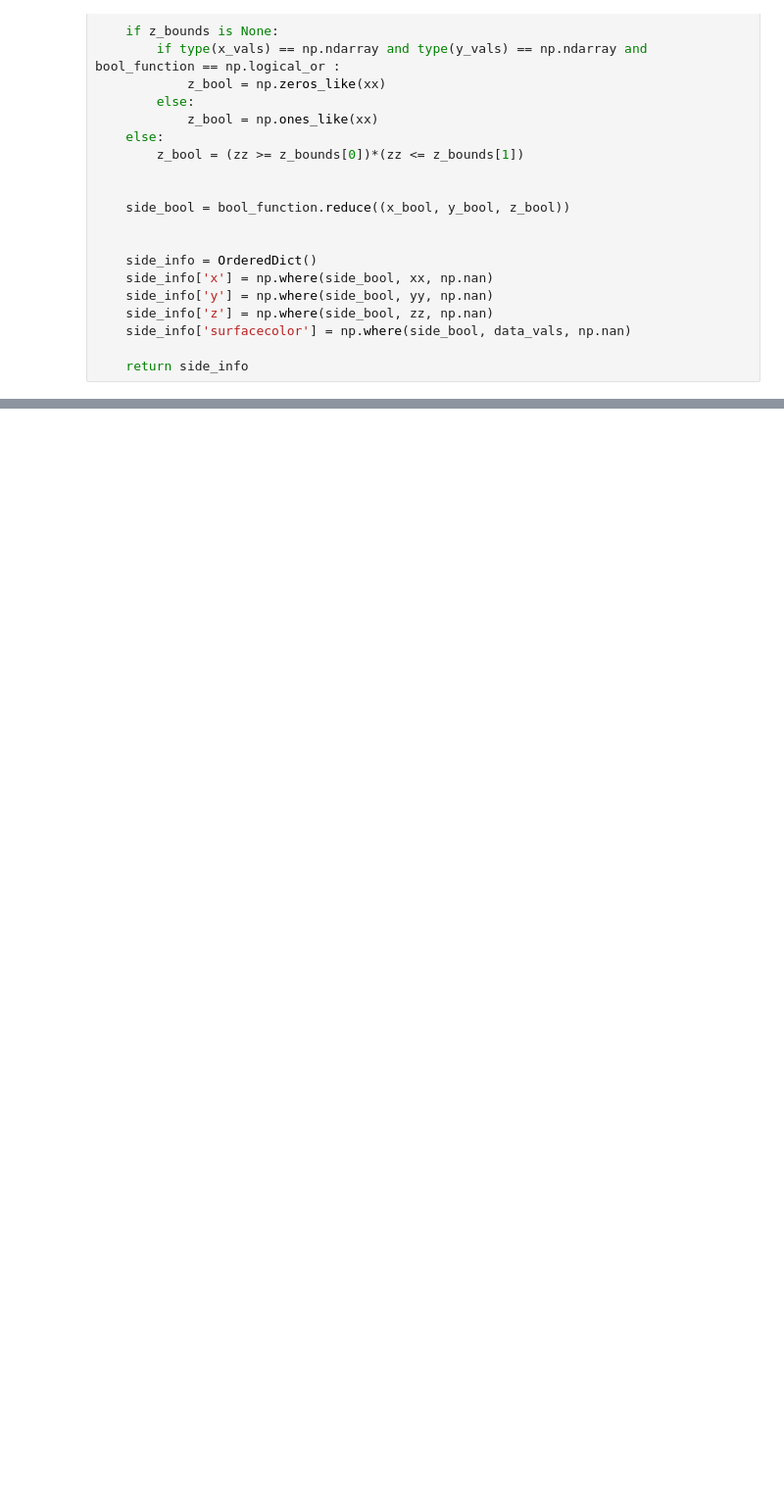
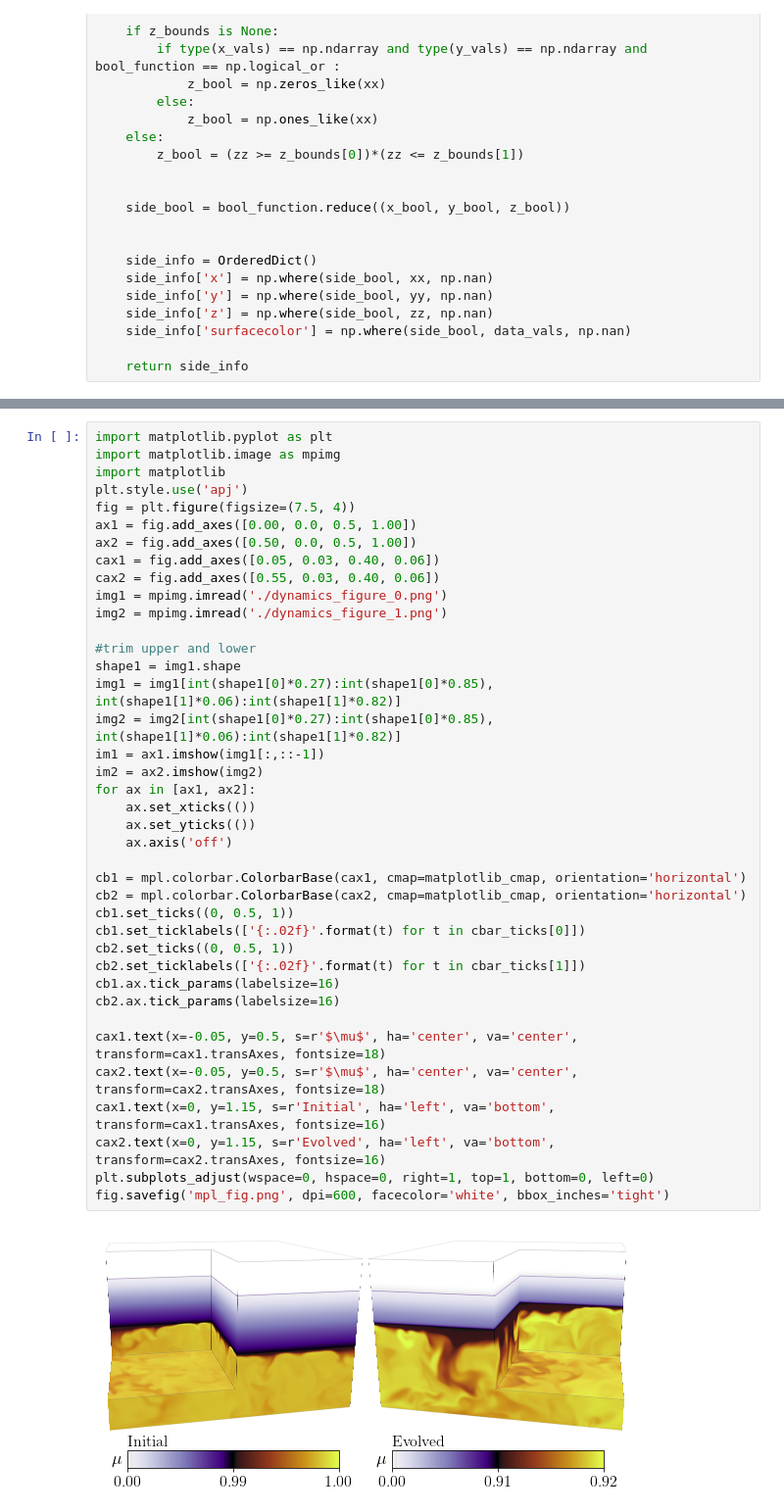
Before and after one commit to evanhanders/schwarzschild_or_ledoux, a Jupyter notebook: plotting/publication_dynamics.ipynb, the cells around one changed output, grey strips where cells are left out. Shown at 98% size. Saved outputs shown, nothing was run; the diff lists cells and outputs as text; blank space fills up the shorter version.

Commit message:
pretty mpl-involved dynamics figure

```diff
--- a/plotting/publication_dynamics.ipynb
+++ b/plotting/publication_dynamics.ipynb
@@ -371,0 +372,41 @@ pio.write_image(fig, 'plotly_test.png', width=x_pix, height=y_pix, format='png',
+# %%
+import matplotlib.pyplot as plt
+import matplotlib.image as mpimg
+import matplotlib
+plt.style.use('apj')
+fig = plt.figure(figsize=(7.5, 4))
+ax1 = fig.add_axes([0.00, 0.0, 0.5, 1.00])
+ax2 = fig.add_axes([0.50, 0.0, 0.5, 1.00])
+cax1 = fig.add_axes([0.05, 0.03, 0.40, 0.06])
+cax2 = fig.add_axes([0.55, 0.03, 0.40, 0.06])
+img1 = mpimg.imread('./dynamics_figure_0.png')
+img2 = mpimg.imread('./dynamics_figure_1.png')
+
+#trim upper and lower
+shape1 = img1.shape
+img1 = img1[int(shape1[0]*0.27):int(shape1[0]*0.85), int(shape1[1]*0.06):int(shape1[1]*0.82)]
+img2 = img2[int(shape1[0]*0.27):int(shape1[0]*0.85), int(shape1[1]*0.06):int(shape1[1]*0.82)]
+im1 = ax1.imshow(img1[:,::-1])
+im2 = ax2.imshow(img2)
+for ax in [ax1, ax2]:
+    ax.set_xticks(())
+    ax.set_yticks(())
+    ax.axis('off')
+
+cb1 = mpl.colorbar.ColorbarBase(cax1, cmap=matplotlib_cmap, orientation='horizontal')
+cb2 = mpl.colorbar.ColorbarBase(cax2, cmap=matplotlib_cmap, orientation='horizontal')
+cb1.set_ticks((0, 0.5, 1))
+cb1.set_ticklabels(['{:.02f}'.format(t) for t in cbar_ticks[0]])
+cb2.set_ticks((0, 0.5, 1))
+cb2.set_ticklabels(['{:.02f}'.format(t) for t in cbar_ticks[1]])
+cb1.ax.tick_params(labelsize=16)
+cb2.ax.tick_params(labelsize=16)
+
+cax1.text(x=-0.05, y=0.5, s=r'$\mu$', ha='center', va='center', transform=cax1.transAxes, fontsize=18)
+cax2.text(x=-0.05, y=0.5, s=r'$\mu$', ha='center', va='center', transform=cax2.transAxes, fontsize=18)
+cax1.text(x=0, y=1.15, s=r'Initial', ha='left', va='bottom', transform=cax1.transAxes, fontsize=16)
+cax2.text(x=0, y=1.15, s=r'Evolved', ha='left', va='bottom', transform=cax2.transAxes, fontsize=16)
+plt.subplots_adjust(wspace=0, hspace=0, right=1, top=1, bottom=0, left=0)
+fig.savefig('mpl_fig.png', dpi=600, facecolor='white', bbox_inches='tight')
+# %% [output]
+[figure, added]
```
Also changed, not shown: parts of 4 cells of this notebook.
